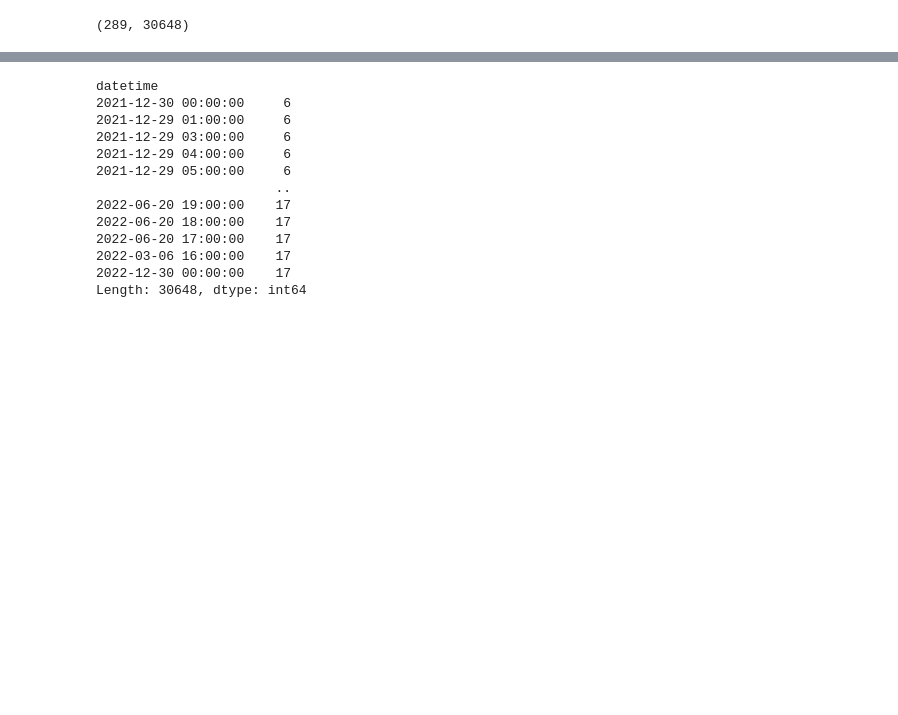
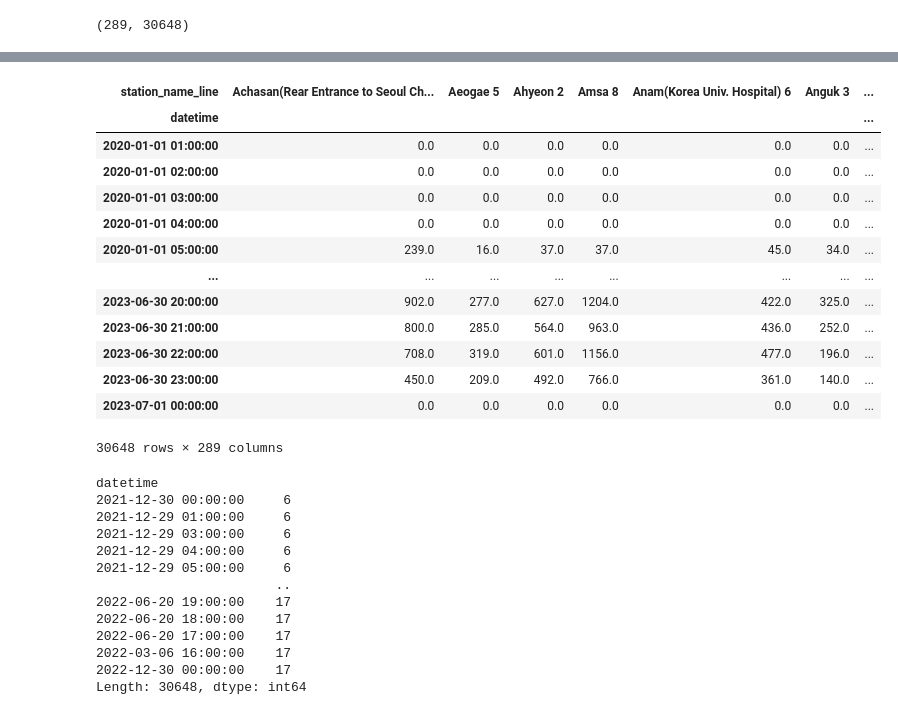
Before and after one commit to Arizona3000/metro_seoul, a Jupyter notebook: notebooks/lstm_model.ipynb, the cells around one changed output, grey strips where cells are left out. Cells and saved outputs as stored; diff of their text form; code cells hidden in the pictures; blank space fills up the shorter version.

Commit message:
notebook celeste

```diff
--- a/notebooks/lstm_model.ipynb
+++ b/notebooks/lstm_model.ipynb
@@ -6,7 +6,7 @@ import numpy as np
 # %% [markdown]
 ## Load data
 # %%
-df = pd.read_csv('/Users/celestedevalroger/code/celestedv/metro_seoul/raw_data/crowd2020-2023.csv')
+df = pd.read_csv('/Users/victor/code/Arizona3000/metro_seoul/raw_data/crowd2020-2023.csv')
 # %% [markdown]
 ## Preprocessing
 # %%
@@ -95,3 +118,22 @@ df_lstm_exit.shape
+# %%
+df_lstm_exit_p = df_lstm_exit.T
+# %%
+df_lstm_exit_p
+# %% [output]
+| station_name_line | Achasan(Rear Entrance to Seoul Ch... | Aeogae 5 | Ahyeon 2 | Amsa 8 | Anam(Korea Univ. Hospital) 6 | Anguk 3 | ... |
+| datetime |  |  |  |  |  |  | ... |
+| 2020-01-01 01:00:00 | 0.0 | 0.0 | 0.0 | 0.0 | 0.0 | 0.0 | ... |
+| 2020-01-01 02:00:00 | 0.0 | 0.0 | 0.0 | 0.0 | 0.0 | 0.0 | ... |
+| 2020-01-01 03:00:00 | 0.0 | 0.0 | 0.0 | 0.0 | 0.0 | 0.0 | ... |
+| 2020-01-01 04:00:00 | 0.0 | 0.0 | 0.0 | 0.0 | 0.0 | 0.0 | ... |
+| 2020-01-01 05:00:00 | 239.0 | 16.0 | 37.0 | 37.0 | 45.0 | 34.0 | ... |
+| ... | ... | ... | ... | ... | ... | ... | ... |
+| 2023-06-30 20:00:00 | 902.0 | 277.0 | 627.0 | 1204.0 | 422.0 | 325.0 | ... |
+| 2023-06-30 21:00:00 | 800.0 | 285.0 | 564.0 | 963.0 | 436.0 | 252.0 | ... |
+| 2023-06-30 22:00:00 | 708.0 | 319.0 | 601.0 | 1156.0 | 477.0 | 196.0 | ... |
+| 2023-06-30 23:00:00 | 450.0 | 209.0 | 492.0 | 766.0 | 361.0 | 140.0 | ... |
+| 2023-07-01 00:00:00 | 0.0 | 0.0 | 0.0 | 0.0 | 0.0 | 0.0 | ... |
+30648 rows × 289 columns
 # %%
 df_lstm_exit.isna().sum().sort_values()
 # %% [output]
```
Also changed, not shown: parts of 4 cells of this notebook.
